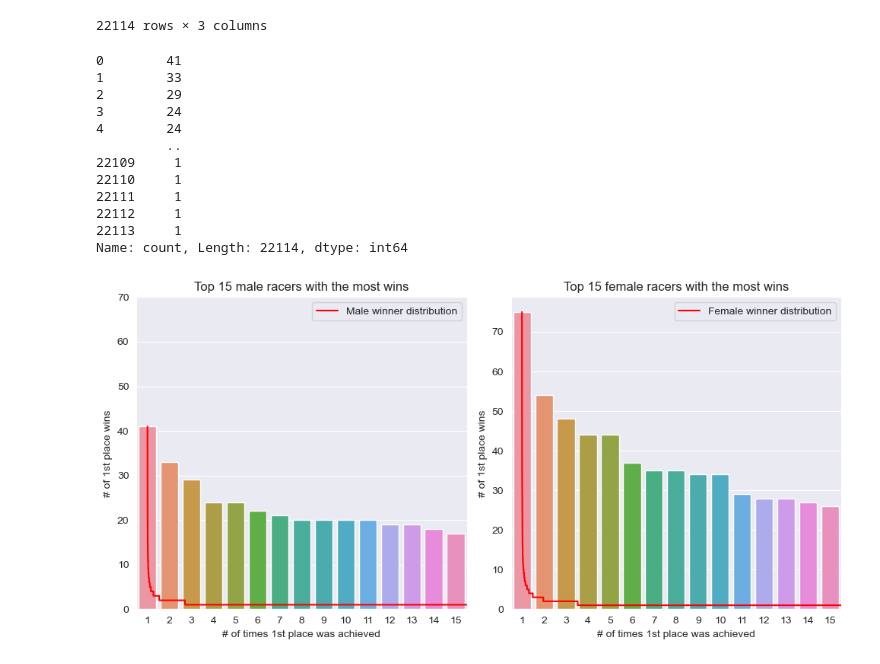
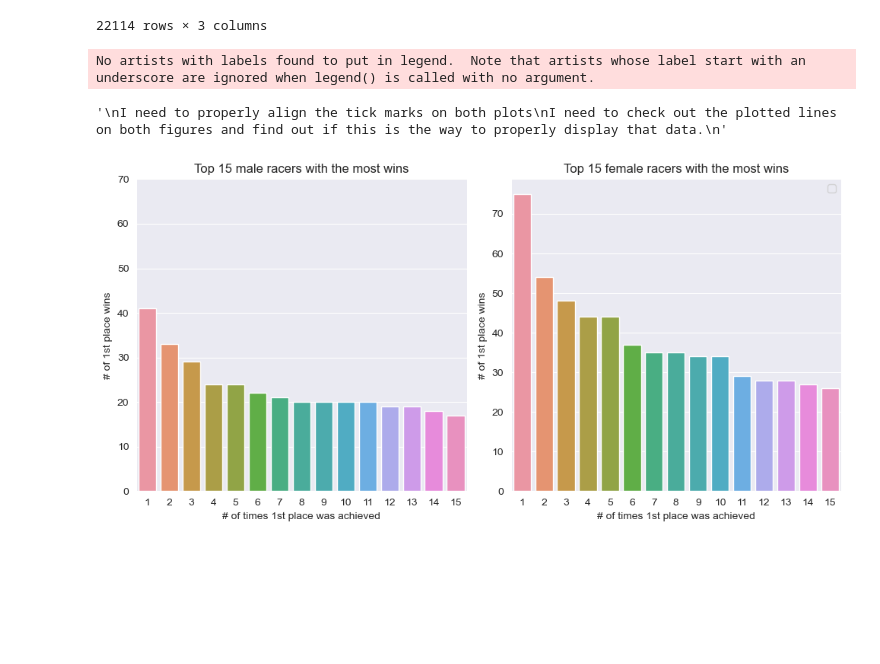
Before and after one commit to dmshakur/ultra-running-data-analysis, a Jupyter notebook: notebooks/data_analysis.ipynb, the cells around one changed output. Drawn from its saved outputs; the diff is of its cells as text; code cells hidden in the pictures; blank space fills up the shorter version.

```diff
--- a/notebooks/data_analysis.ipynb
+++ b/notebooks/data_analysis.ipynb
@@ -30,5 +29,6 @@ try:
     df.drop('Unnamed: 0', axis=1, inplace=True)
 except:
     pass
+df['fastest_time'] = pd.to_timedelta(df['fastest_time'], errors = 'coerce')
 df.head()
 # %% [output]
@@ -263,41 +222,24 @@ winner_val_cnt_M
 | 22112 | 570232 | 1 | 22113 |
 | 22113 | 100195 | 1 | 22114 |
 22114 rows × 3 columns
-# %%
-winner_val_cnt_M['count']
-# %% [output]
-0        41
-1        33
-2        29
-3        24
-4        24
-         ..
-22109     1
-22110     1
-22111     1
-22112     1
-22113     1
-Name: count, Length: 22114, dtype: int64
 # %%
 fig, ax = plt.subplots(1, 2, figsize = (10, 5))
-ax[0].plot(np.linspace(0, 15, len(winner_val_cnt_M)), winner_val_cnt_M['count'], 'r-', label = 'Male winner distribution')
-ax[1].plot(np.linspace(0, 15, len(winner_val_cnt_F)), winner_val_cnt_F['count'], 'r-', label = 'Female winner distribution')
 sns.barplot(data = winner_val_cnt_M.head(15), x = 'idx', y = 'count', ax = ax[0])
 sns.barplot(data = winner_val_cnt_F.head(15), x = 'idx', y = 'count', ax = ax[1])
 ax[0].set_title('Top 15 male racers with the most wins')
 ax[0].set_xlabel('# of times 1st place was achieved')
 ax[0].set_ylabel('# of 1st place wins')
 ax[0].set_yticks(np.arange(0, 71, 10))
-ax[0].legend()
 ax[1].set_title('Top 15 female racers with the most wins')
 ax[1].set_xlabel('# of times 1st place was achieved')
 ax[1].set_ylabel('# of 1st place wins')
 ax[1].set_yticks(np.arange(0, 71, 10))
-ax[1].legend()
 plt.tight_layout()
 '''
 I need to properly align the tick marks on both plots
 I need to check out the plotted lines on both figures and find out if this is the way to properly display that data.
 '''
 # %% [output]
+No artists with labels found to put in legend.  Note that artists whose label start with an underscore are ignored when legend() is called with no argument.
+'\nI need to properly align the tick marks on both plots\nI need to check out the plotted lines on both figures and find out if this is the way to properly display that data.\n'
-[figure, old version]
+[figure, new version]
```
Also changed, not shown: parts of 17 cells of this notebook, 5 other files.
